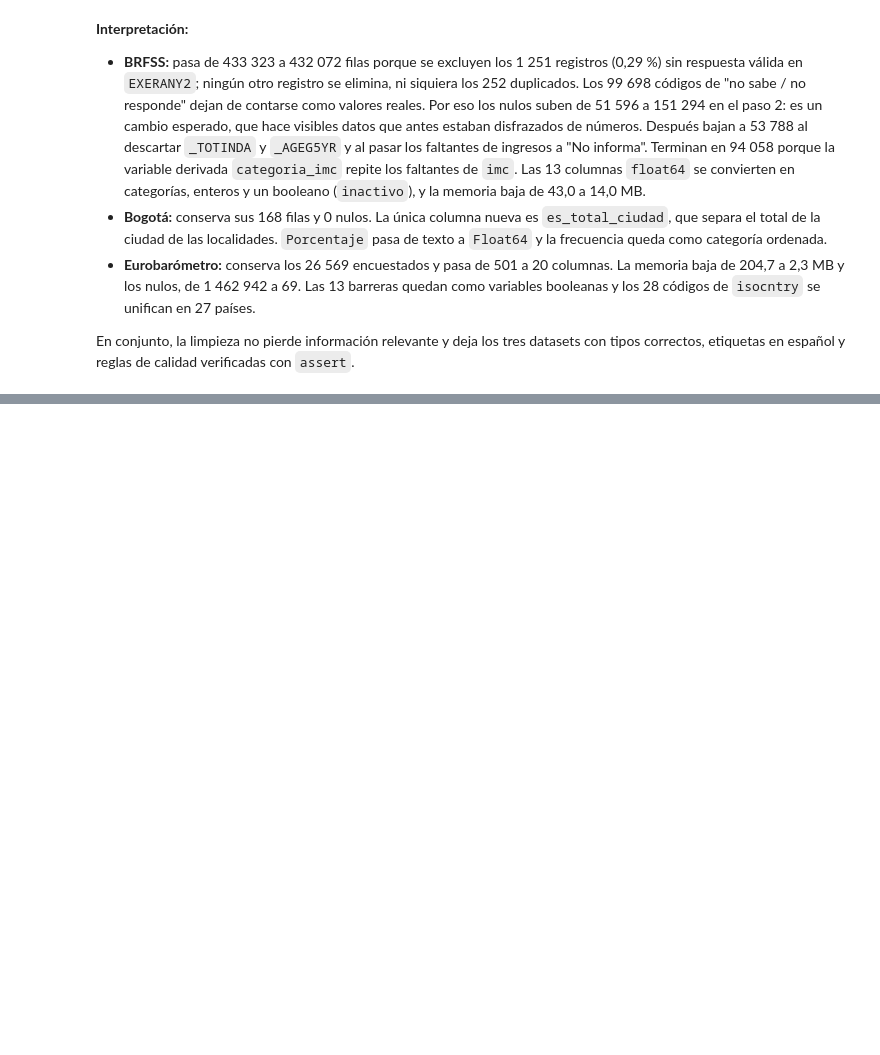
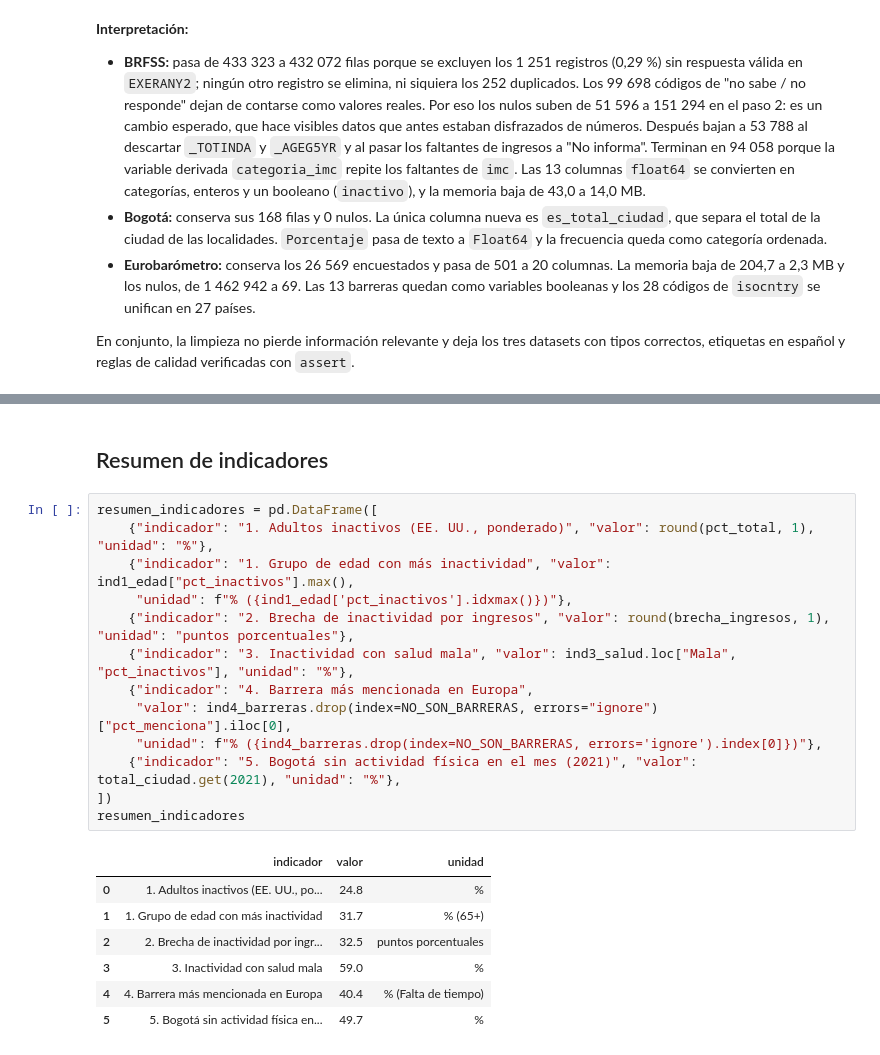
Before and after one commit to tihago1998/pulseup-ciencia-datos, a Jupyter notebook: notebooks/data_preparation.ipynb, the cells around one changed output, grey strips where cells are left out. Drawn from its saved outputs; the diff is of its cells as text; blank space fills up the shorter version.

Commit message:
feat: implement data filtering and aggregation
Co-Authored-By: Claude Opus 5.5 <noreply@anthropic.com>

```diff
--- a/notebooks/data_preparation.ipynb
+++ b/notebooks/data_preparation.ipynb
@@ -640,0 +872,23 @@ En conjunto, la limpieza no pierde información relevante y deja los tres datase
+# %% [markdown]
+## Resumen de indicadores
+# %%
+resumen_indicadores = pd.DataFrame([
+    {"indicador": "1. Adultos inactivos (EE. UU., ponderado)", "valor": round(pct_total, 1), "unidad": "%"},
+    {"indicador": "1. Grupo de edad con más inactividad", "valor": ind1_edad["pct_inactivos"].max(),
+     "unidad": f"% ({ind1_edad['pct_inactivos'].idxmax()})"},
+    {"indicador": "2. Brecha de inactividad por ingresos", "valor": round(brecha_ingresos, 1), "unidad": "puntos porcentuales"},
+    {"indicador": "3. Inactividad con salud mala", "valor": ind3_salud.loc["Mala", "pct_inactivos"], "unidad": "%"},
+    {"indicador": "4. Barrera más mencionada en Europa",
+     "valor": ind4_barreras.drop(index=NO_SON_BARRERAS, errors="ignore")["pct_menciona"].iloc[0],
+     "unidad": f"% ({ind4_barreras.drop(index=NO_SON_BARRERAS, errors='ignore').index[0]})"},
+    {"indicador": "5. Bogotá sin actividad física en el mes (2021)", "valor": total_ciudad.get(2021), "unidad": "%"},
+])
+resumen_indicadores
+# %% [output]
+|  | indicador | valor | unidad |
+| 0 | 1. Adultos inactivos (EE. UU., po... | 24.8 | % |
+| 1 | 1. Grupo de edad con más inactividad | 31.7 | % (65+) |
+| 2 | 2. Brecha de inactividad por ingr... | 32.5 | puntos porcentuales |
+| 3 | 3. Inactividad con salud mala | 59.0 | % |
+| 4 | 4. Barrera más mencionada en Europa | 40.4 | % (Falta de tiempo) |
+| 5 | 5. Bogotá sin actividad física en... | 49.7 | % |
```
Also changed, not shown: parts of 22 cells of this notebook.
